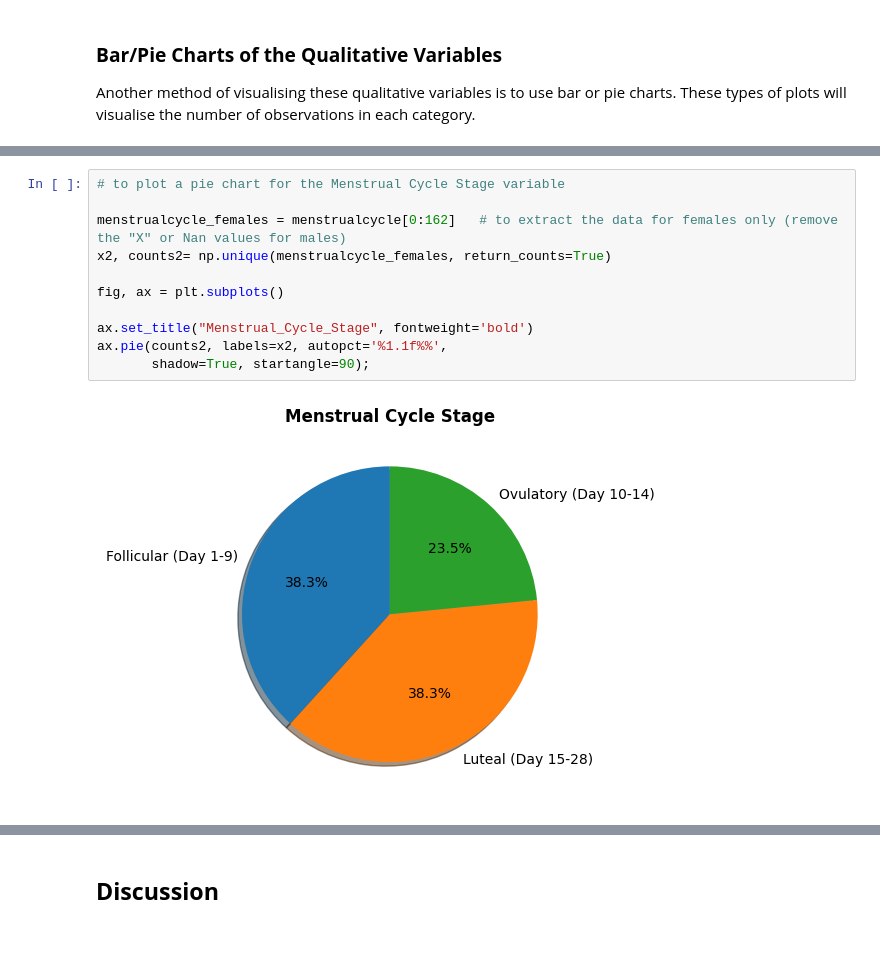
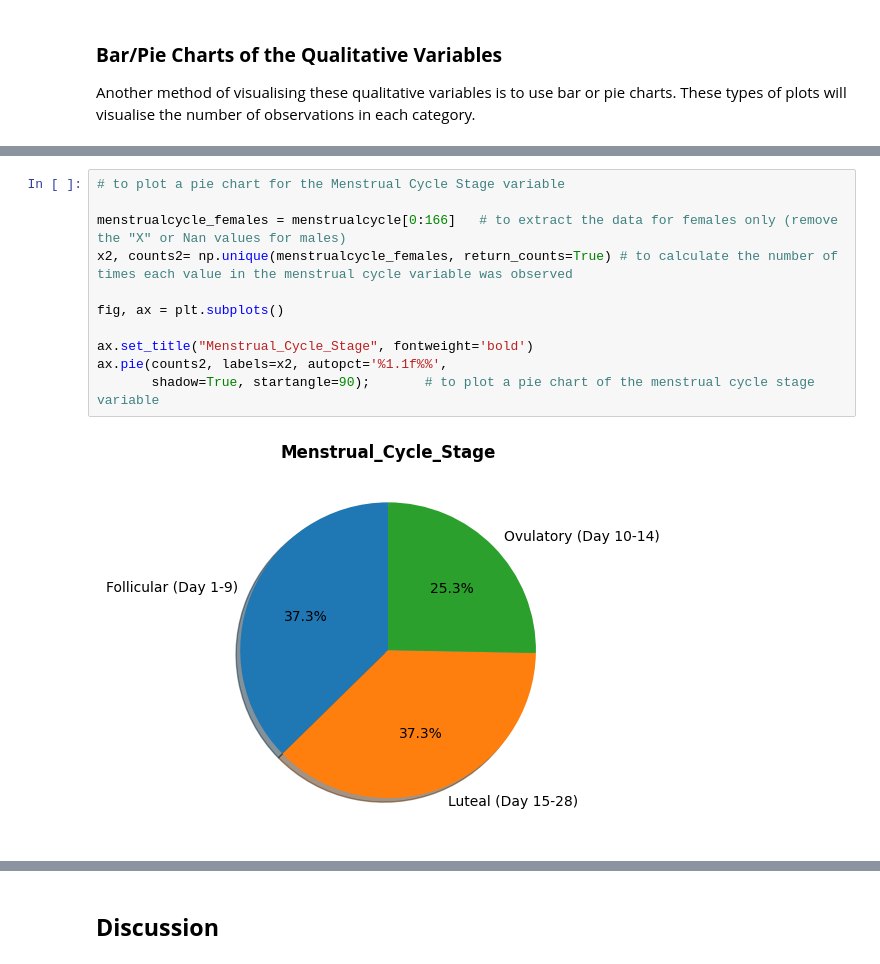
Before and after one commit to rachel-king4/PfDA_Assignment, a Jupyter notebook: PfDA Assignment.ipynb, the cells around one changed output, grey strips where cells are left out. Saved outputs shown, nothing was run; the diff lists cells and outputs as text.

```diff
--- a/PfDA Assignment.ipynb
+++ b/PfDA Assignment.ipynb
@@ -532,16 +551,16 @@ ax.bar(x, counts, color=bar_colors);
 # %%
 # to plot a pie chart for the Menstrual Cycle Stage variable
 
-menstrualcycle_females = menstrualcycle[0:162]   # to extract the data for females only (remove the "X" or Nan values for males)
-x2, counts2= np.unique(menstrualcycle_females, return_counts=True)
+menstrualcycle_females = menstrualcycle[0:166]   # to extract the data for females only (remove the "X" or Nan values for males)
+x2, counts2= np.unique(menstrualcycle_females, return_counts=True) # to calculate the number of times each value in the menstrual cycle variable was observed
 
 fig, ax = plt.subplots()
 
 ax.set_title("Menstrual_Cycle_Stage", fontweight='bold')
 ax.pie(counts2, labels=x2, autopct='%1.1f%%',
-       shadow=True, startangle=90);
+       shadow=True, startangle=90);       # to plot a pie chart of the menstrual cycle stage variable
 # %% [output]
-[figure, old version]
+[figure, new version]
 # %%
 # to plot a bar chart of the Mode of Injury variable
 x3, counts3 = np.unique(modeofinjury, return_counts=True)
```
Also changed, not shown: parts of 28 cells of this notebook, 1 other file.
